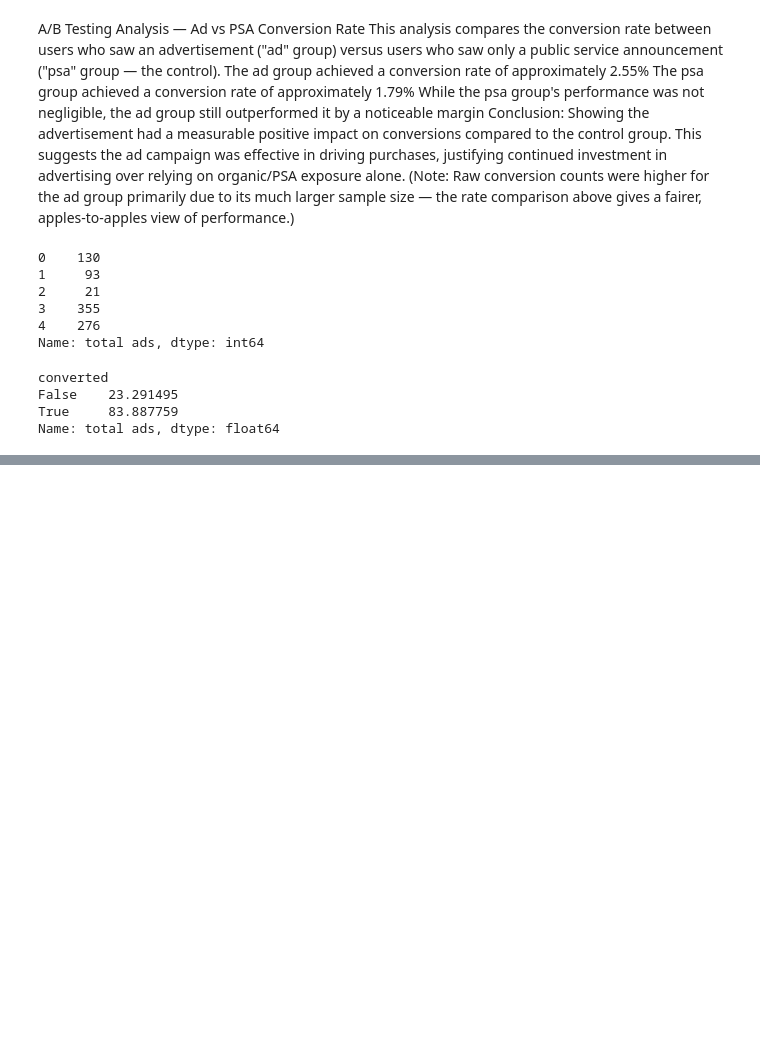
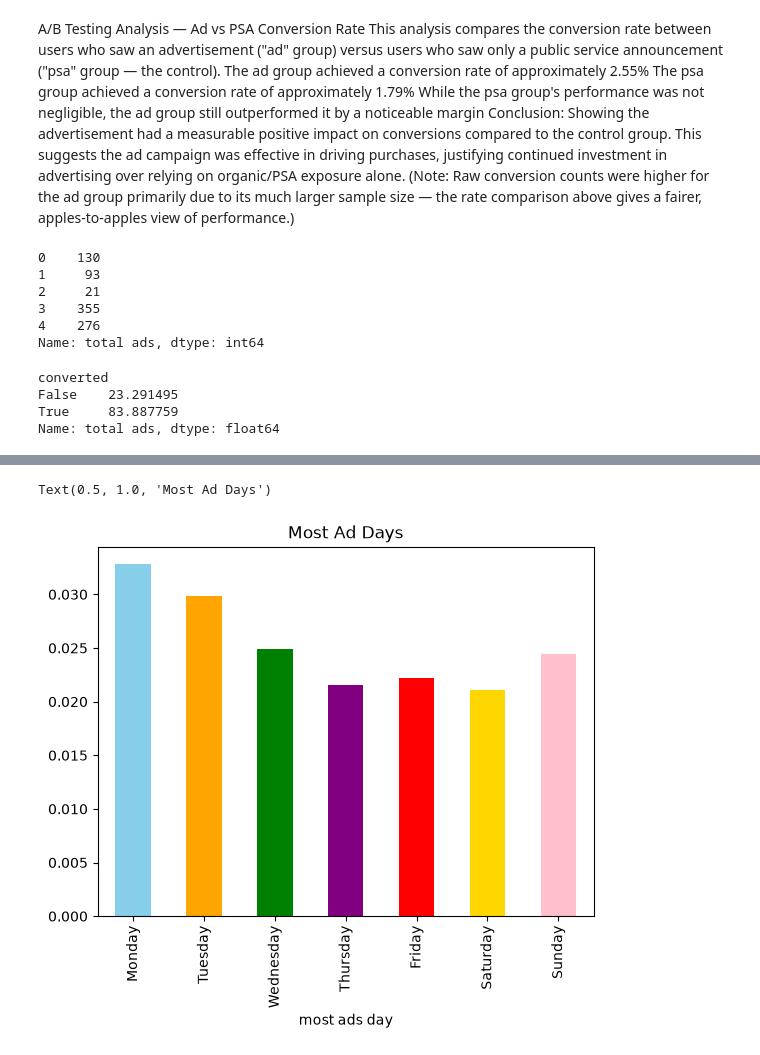
Before and after one commit to Fatima-Arain206/SOFTGROWTECH_INTERNSHIP_PROJECT_TASK2_DATA_ANALYSIS, a Jupyter notebook: ABTesting_AnalysisProject1/ABTesting.ipynb, the cells around one changed output, grey strips where cells are left out. Drawn from its saved outputs; the diff is of its cells as text; code cells hidden in the pictures; blank space fills up the shorter version.

```diff
--- a/ABTesting_AnalysisProject1/ABTesting.ipynb
+++ b/ABTesting_AnalysisProject1/ABTesting.ipynb
@@ -119,0 +156,7 @@ Name: total ads, dtype: float64
+# %%
+# graph
+ab.groupby(['most ads day'])['converted'].mean().reindex(['Monday', 'Tuesday', 'Wednesday', 'Thursday', 'Friday', 'Saturday', 'Sunday']).plot(kind='bar',color=['skyblue', 'orange', 'green', 'purple', 'red', 'gold', 'pink'])
+plt.title('Most Ad Days')
+# %% [output]
+Text(0.5, 1.0, 'Most Ad Days')
+[figure, added]
```
Also changed, not shown: parts of 17 cells of this notebook.
